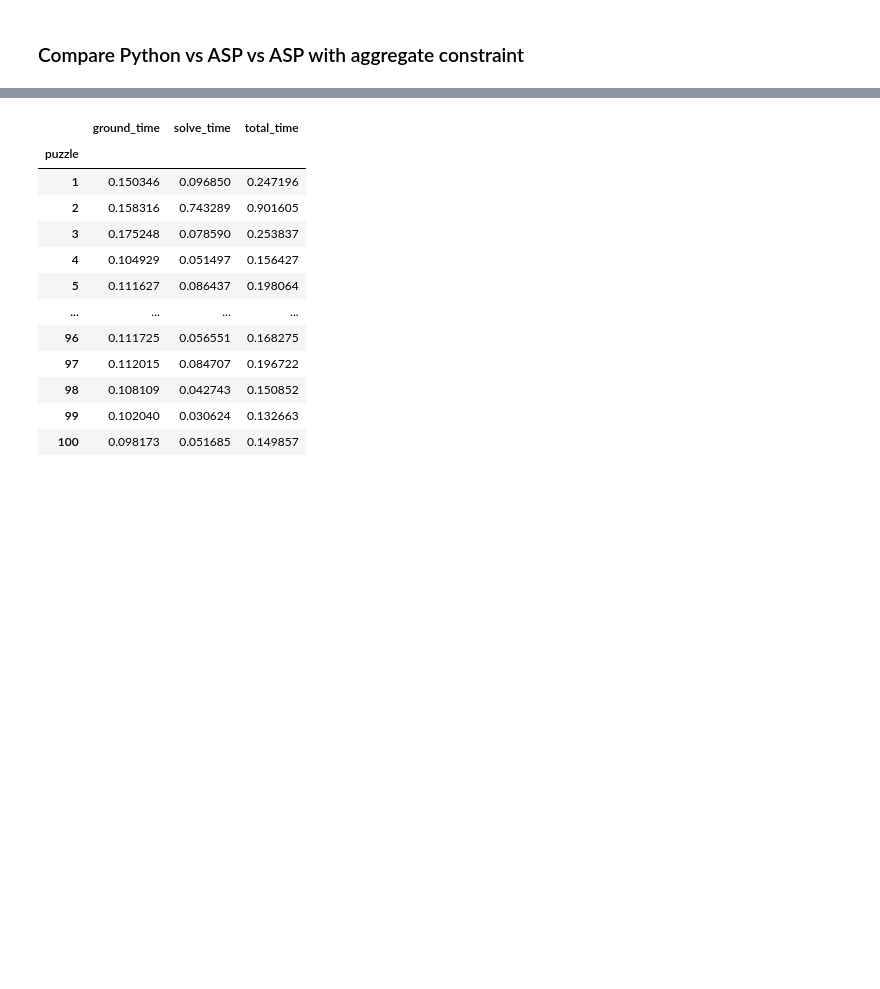
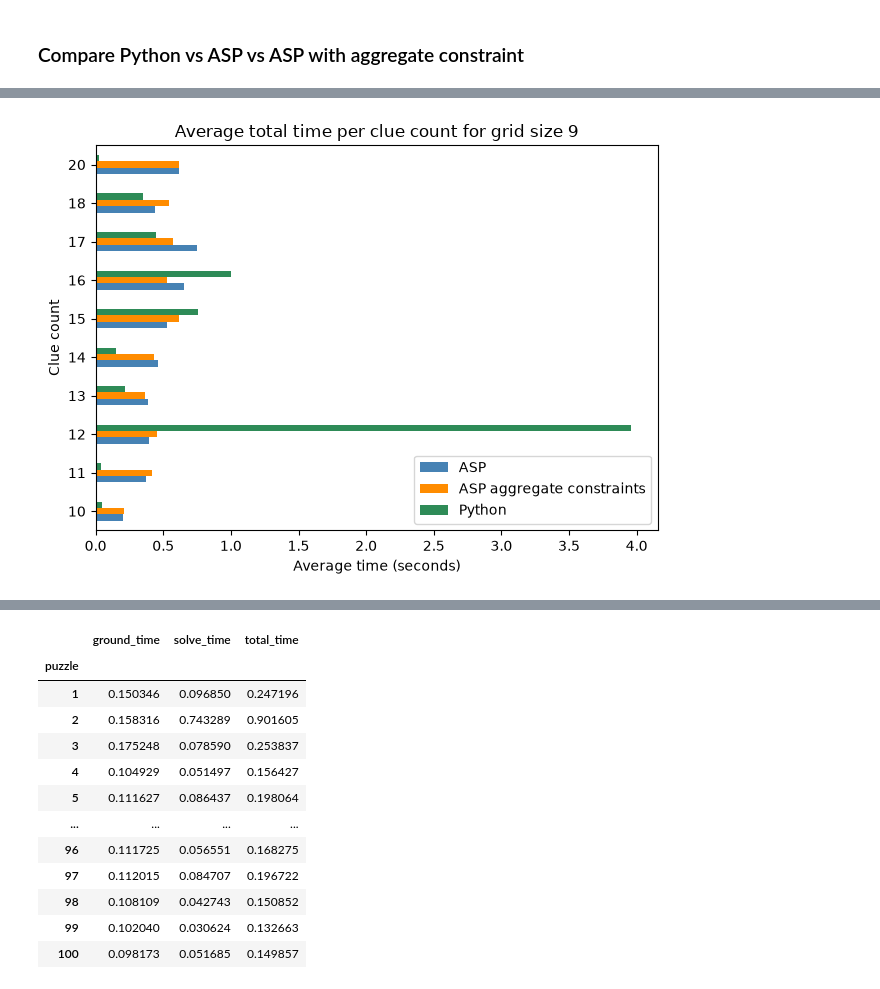
Before and after one commit to jurgendevries-ou-student/murdoku-solve, a Jupyter notebook: extraction/run/experiment.ipynb, the cells around one changed output, grey strips where cells are left out. Drawn from its saved outputs; the diff is of its cells as text; code cells hidden in the pictures; blank space fills up the shorter version.

```diff
--- a/extraction/run/experiment.ipynb
+++ b/extraction/run/experiment.ipynb
@@ -524,0 +536,17 @@ df[(df['puzzle']==1) & (df['grid_size']==11)]
+# %%
+# One interesting combination seems to be clue count = 12 and grid size = 9
+# Compare average total time spend per clue size for grid size = 9 between methods
+df_grid_size_9 = df[df['grid_size'] == 9]
+
+ax = df_grid_size_9.groupby(['clue_count', 'constraint_type'])['total_time'].mean().unstack('constraint_type').plot(
+    kind='barh', color=['steelblue', 'darkorange','seagreen']
+)
+
+plt.ylabel('Clue count')
+plt.xlabel('Average time (seconds)')
+plt.title('Average total time per clue count for grid size 9')
+plt.legend(['ASP', 'ASP aggregate constraints', 'Python'], loc='lower right')
+plt.tight_layout()
+plt.show()
+# %% [output]
+[figure, added]
```
Also changed, not shown: parts of 21 cells of this notebook.
